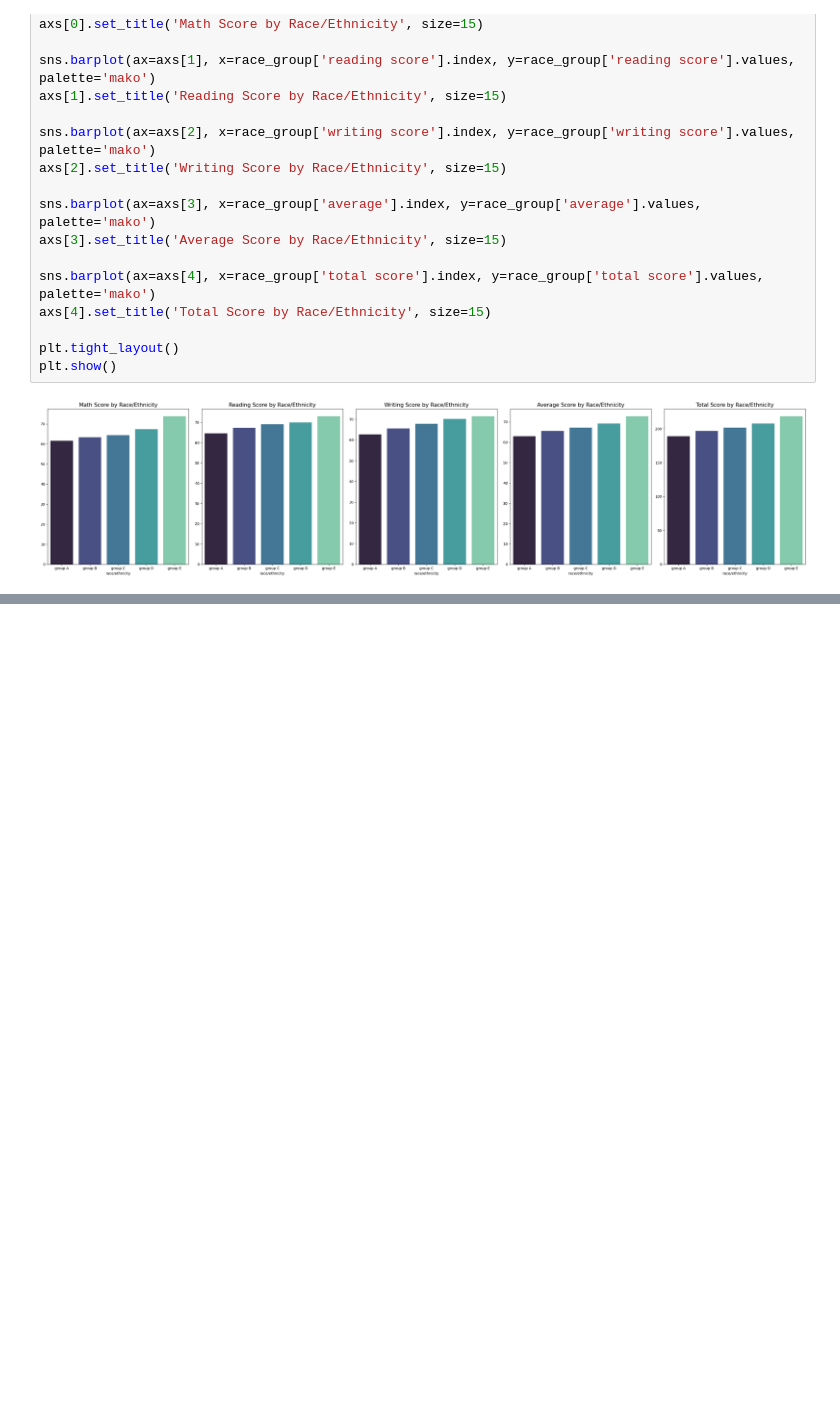
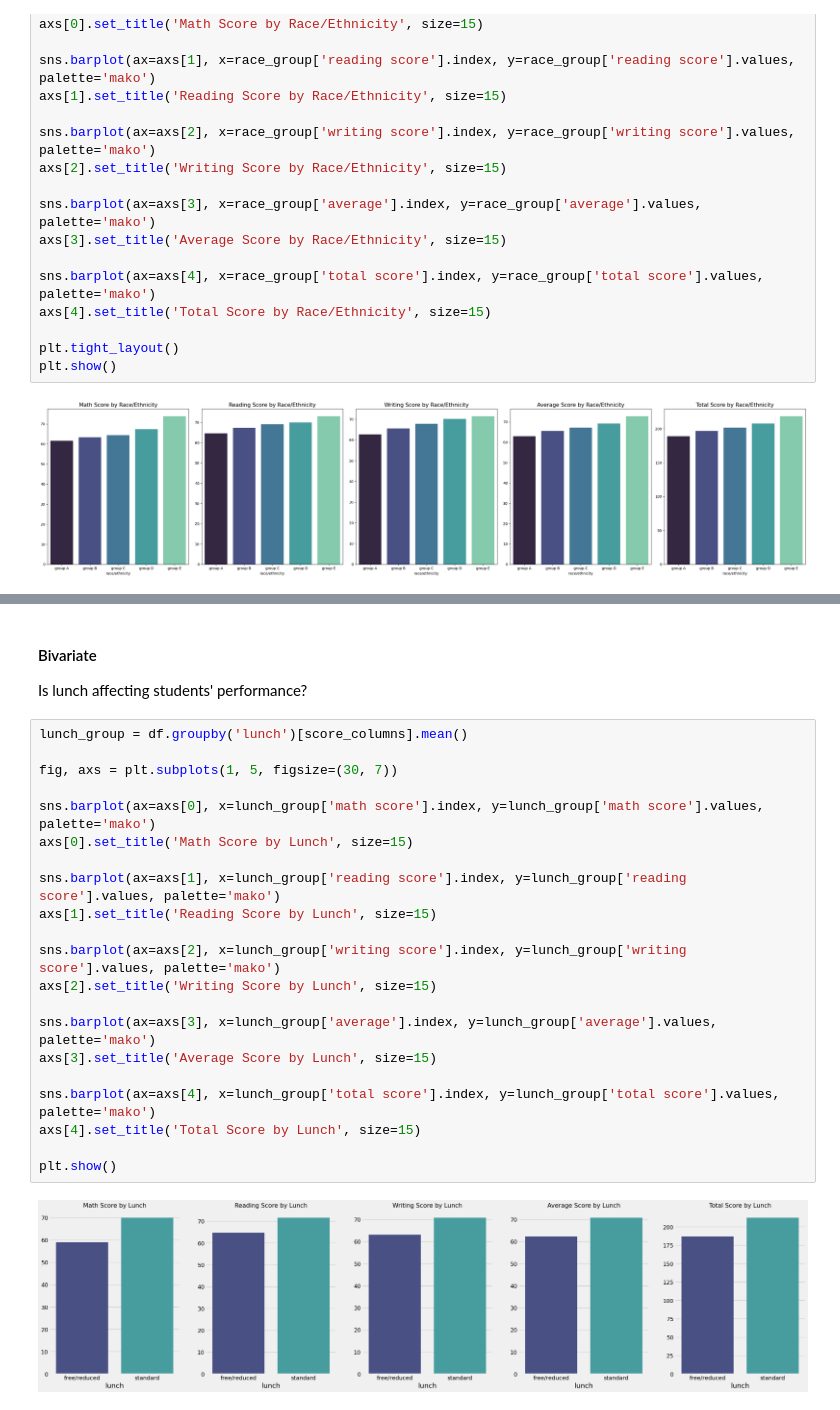
Before and after one commit to hilpresent/ml-project, a Jupyter notebook: notebook/EDA.ipynb, the cells around one changed output, grey strips where cells are left out. Saved outputs shown, nothing was run; the diff lists cells and outputs as text; blank space fills up the shorter version.

```diff
--- a/notebook/EDA.ipynb
+++ b/notebook/EDA.ipynb
@@ -577,0 +658,27 @@ plt.show()
+# %% [markdown]
+#### Bivariate
+
+Is lunch affecting students' performance?
+# %%
+lunch_group = df.groupby('lunch')[score_columns].mean()
+
+fig, axs = plt.subplots(1, 5, figsize=(30, 7))
+
+sns.barplot(ax=axs[0], x=lunch_group['math score'].index, y=lunch_group['math score'].values, palette='mako')
+axs[0].set_title('Math Score by Lunch', size=15)
+
+sns.barplot(ax=axs[1], x=lunch_group['reading score'].index, y=lunch_group['reading score'].values, palette='mako')
+axs[1].set_title('Reading Score by Lunch', size=15)
+
+sns.barplot(ax=axs[2], x=lunch_group['writing score'].index, y=lunch_group['writing score'].values, palette='mako')
+axs[2].set_title('Writing Score by Lunch', size=15)
+
+sns.barplot(ax=axs[3], x=lunch_group['average'].index, y=lunch_group['average'].values, palette='mako')
+axs[3].set_title('Average Score by Lunch', size=15)
+
+sns.barplot(ax=axs[4], x=lunch_group['total score'].index, y=lunch_group['total score'].values, palette='mako')
+axs[4].set_title('Total Score by Lunch', size=15)
+
+plt.show()
+# %% [output]
+[figure, added]
```
Also changed, not shown: parts of 26 cells of this notebook.
